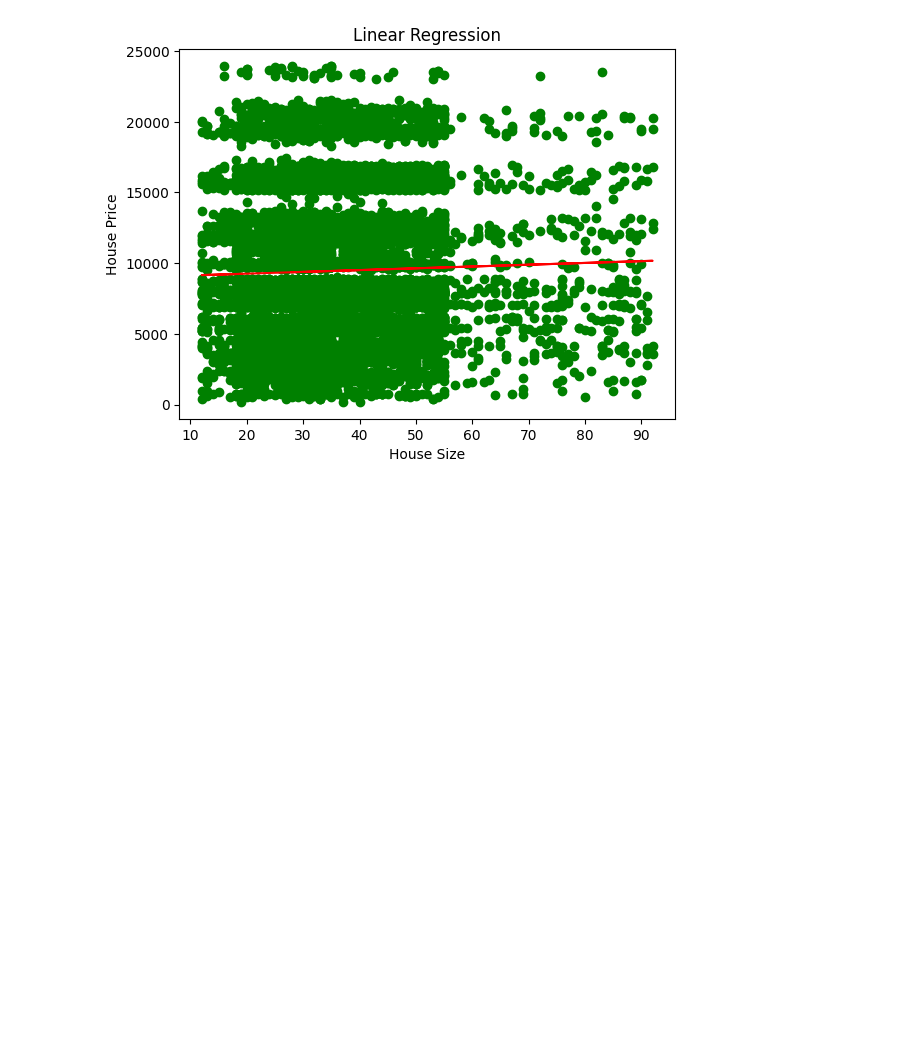
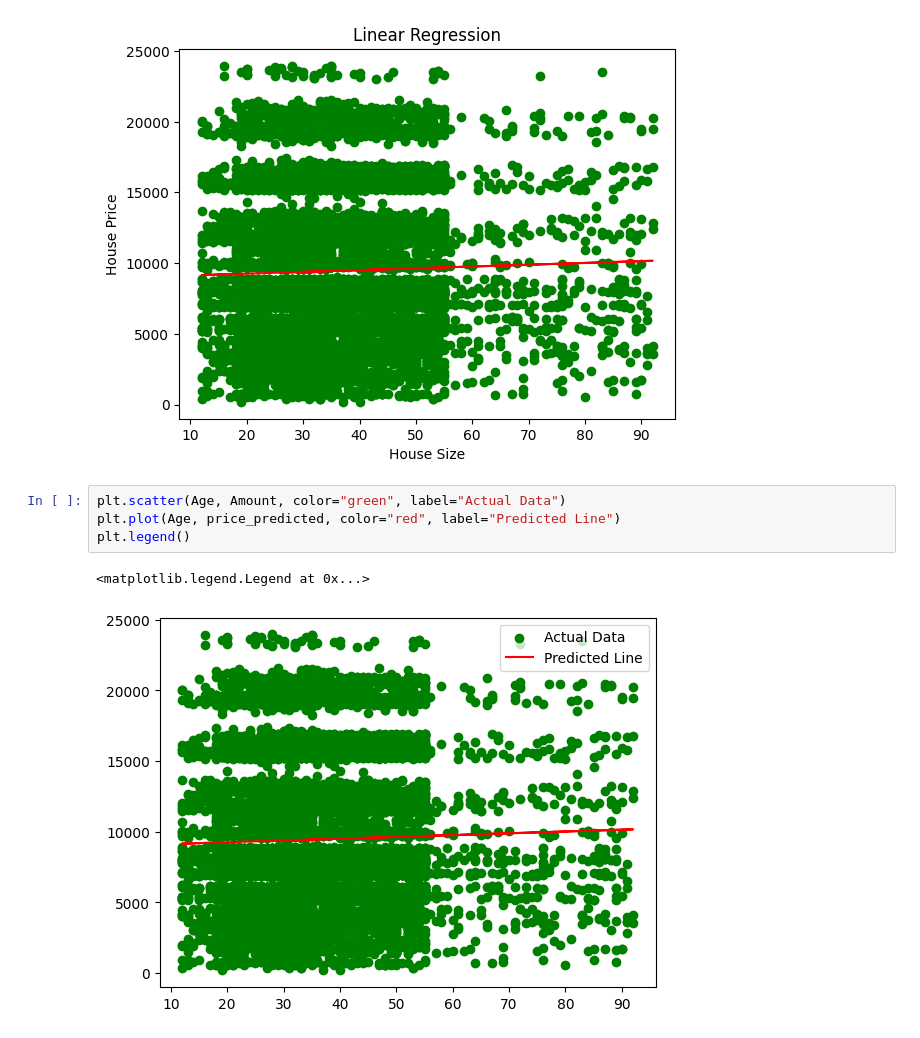
Before and after one commit to ady-31/Workshope, a Jupyter notebook: Linear Regression.ipynb, the cells around one changed output. Saved outputs shown, nothing was run; the diff lists cells and outputs as text; blank space fills up the shorter version.

```diff
--- a/Linear Regression.ipynb
+++ b/Linear Regression.ipynb
@@ -59,3 +59,10 @@ plt.ylabel("House Price")
 # %% [output]
 Text(0, 0.5, 'House Price')
 [figure]
+# %%
+plt.scatter(Age, Amount, color="green", label="Actual Data")
+plt.plot(Age, price_predicted, color="red", label="Predicted Line")
+plt.legend()
+# %% [output]
+<matplotlib.legend.Legend at 0x...>
+[figure, added]
```
